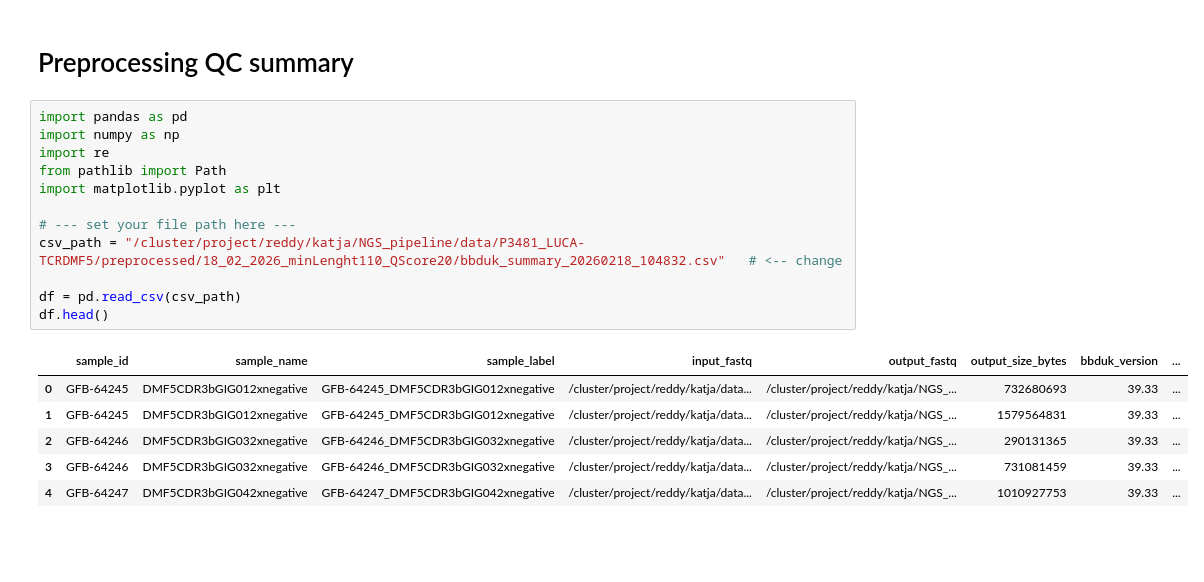
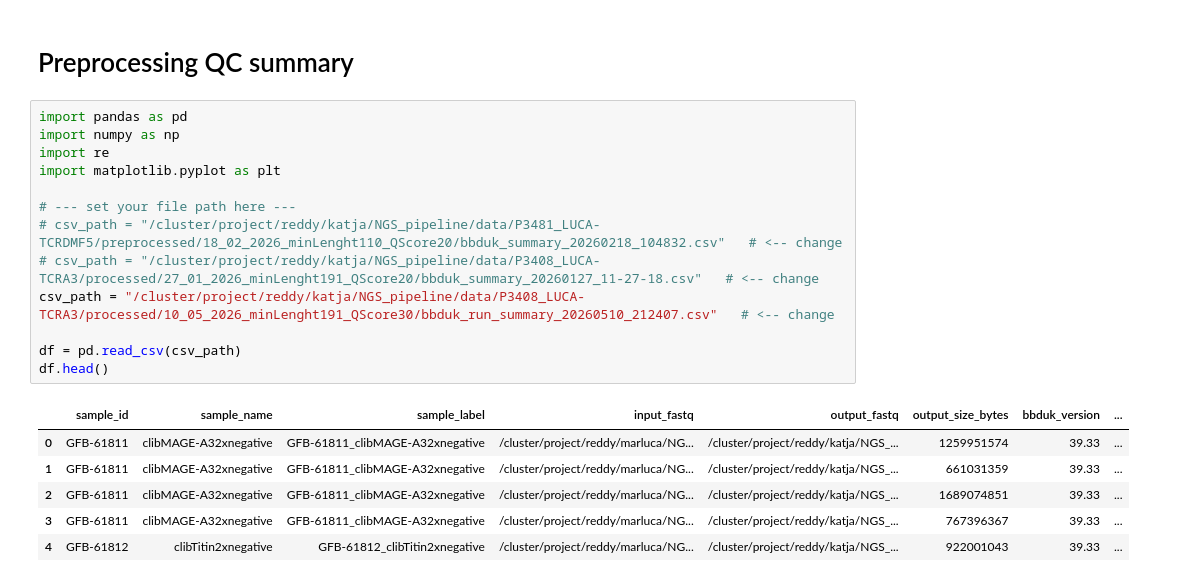
Before and after one commit to marluca95/NGS_pipeline, a Jupyter notebook: notebooks/Script1_PrePrecessing_Summary.ipynb, the cells around one changed output. Saved outputs shown, nothing was run; the diff lists cells and outputs as text; blank space fills up the shorter version.

```diff
--- a/notebooks/Script1_PrePrecessing_Summary.ipynb
+++ b/notebooks/Script1_PrePrecessing_Summary.ipynb
@@ -3,22 +3,23 @@
 # %%
 import pandas as pd
 import numpy as np
 import re
-from pathlib import Path
 import matplotlib.pyplot as plt
 
 # --- set your file path here ---
-csv_path = "/cluster/project/reddy/katja/NGS_pipeline/data/P3481_LUCA-TCRDMF5/preprocessed/18_02_2026_minLenght110_QScore20/bbduk_summary_20260218_104832.csv"   # <-- change
+# csv_path = "/cluster/project/reddy/katja/NGS_pipeline/data/P3481_LUCA-TCRDMF5/preprocessed/18_02_2026_minLenght110_QScore20/bbduk_summary_20260218_104832.csv"   # <-- change
+# csv_path = "/cluster/project/reddy/katja/NGS_pipeline/data/P3408_LUCA-TCRA3/processed/27_01_2026_minLenght191_QScore20/bbduk_summary_20260127_11-27-18.csv"   # <-- change
+csv_path = "/cluster/project/reddy/katja/NGS_pipeline/data/P3408_LUCA-TCRA3/processed/10_05_2026_minLenght191_QScore30/bbduk_run_summary_20260510_212407.csv"   # <-- change
 
 df = pd.read_csv(csv_path)
 df.head()
 # %% [output]
 |  | sample_id | sample_name | sample_label | input_fastq | output_fastq | output_size_bytes | bbduk_version | ... |
-| 0 | GFB-64245 | DMF5CDR3bGIG012xnegative | GFB-64245_DMF5CDR3bGIG012xnegative | /cluster/project/reddy/katja/data... | /cluster/project/reddy/katja/NGS_... | 732680693 | 39.33 | ... |
-| 1 | GFB-64245 | DMF5CDR3bGIG012xnegative | GFB-64245_DMF5CDR3bGIG012xnegative | /cluster/project/reddy/katja/data... | /cluster/project/reddy/katja/NGS_... | 1579564831 | 39.33 | ... |
-| 2 | GFB-64246 | DMF5CDR3bGIG032xnegative | GFB-64246_DMF5CDR3bGIG032xnegative | /cluster/project/reddy/katja/data... | /cluster/project/reddy/katja/NGS_... | 290131365 | 39.33 | ... |
-| 3 | GFB-64246 | DMF5CDR3bGIG032xnegative | GFB-64246_DMF5CDR3bGIG032xnegative | /cluster/project/reddy/katja/data... | /cluster/project/reddy/katja/NGS_... | 731081459 | 39.33 | ... |
-| 4 | GFB-64247 | DMF5CDR3bGIG042xnegative | GFB-64247_DMF5CDR3bGIG042xnegative | /cluster/project/reddy/katja/data... | /cluster/project/reddy/katja/NGS_... | 1010927753 | 39.33 | ... |
+| 0 | GFB-61811 | clibMAGE-A32xnegative | GFB-61811_clibMAGE-A32xnegative | /cluster/project/reddy/marluca/NG... | /cluster/project/reddy/katja/NGS_... | 1259951574 | 39.33 | ... |
+| 1 | GFB-61811 | clibMAGE-A32xnegative | GFB-61811_clibMAGE-A32xnegative | /cluster/project/reddy/marluca/NG... | /cluster/project/reddy/katja/NGS_... | 661031359 | 39.33 | ... |
+| 2 | GFB-61811 | clibMAGE-A32xnegative | GFB-61811_clibMAGE-A32xnegative | /cluster/project/reddy/marluca/NG... | /cluster/project/reddy/katja/NGS_... | 1689074851 | 39.33 | ... |
+| 3 | GFB-61811 | clibMAGE-A32xnegative | GFB-61811_clibMAGE-A32xnegative | /cluster/project/reddy/marluca/NG... | /cluster/project/reddy/katja/NGS_... | 767396367 | 39.33 | ... |
+| 4 | GFB-61812 | clibTitin2xnegative | GFB-61812_clibTitin2xnegative | /cluster/project/reddy/marluca/NG... | /cluster/project/reddy/katja/NGS_... | 922001043 | 39.33 | ... |
 # %%
 # Ensure numeric cols are numeric (in case they were read as strings)
 num_cols = [
```
Also changed, not shown: parts of 5 cells of this notebook, 3 other files.
